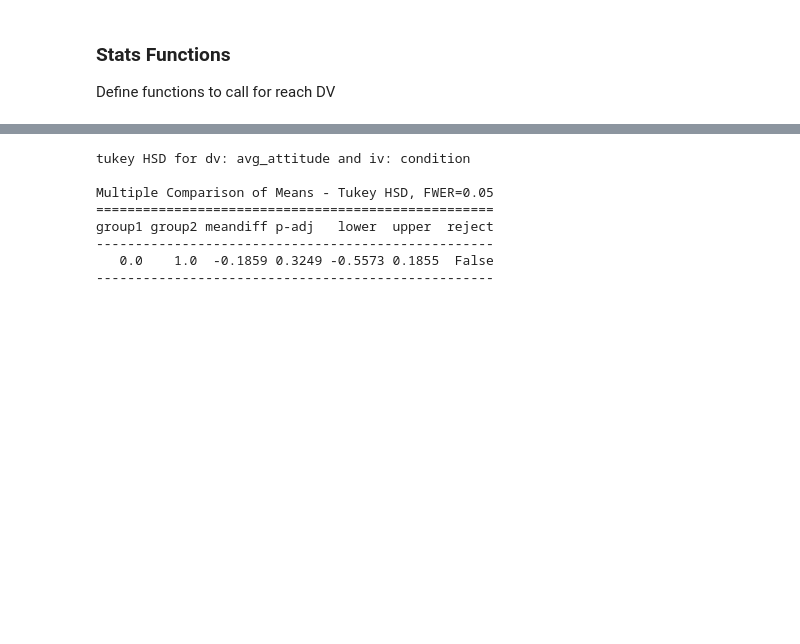
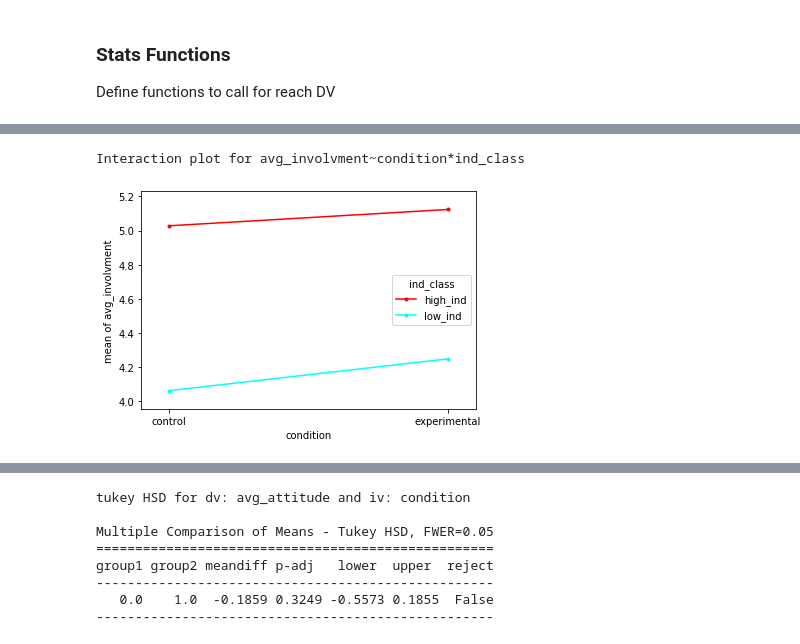
Before and after one commit to kat-tian/Machine-Learning-Practice, a Jupyter notebook: dissertation.ipynb, the cells around one changed output, grey strips where cells are left out. Saved outputs shown, nothing was run; the diff lists cells and outputs as text; code cells hidden in the pictures; blank space fills up the shorter version.

Commit message:
update stats/visuals

```diff
--- a/dissertation.ipynb
+++ b/dissertation.ipynb
@@ -13,6 +21,6 @@ Read in the data. Taking only useful columns starting at 17. This way, skip the
 # %%
 #Read data, only take useful columns
-ind_col = pd.read_csv('ENGLISH_IND-COL.csv')
+ind_col = pd.read_csv('EN_IND-COL.csv')
 ind_col = ind_col.iloc[:,18:]
 print('shape: ',ind_col.shape)
 # %% [output]
@@ -477,3 +472,19 @@ import statsmodels
+# %%
+#make factors
+#rename condition groups
+ind_col.loc[ind_col['condition'] == 0, 'condition'] = 'control'
+ind_col.loc[ind_col['condition'] == 1, 'condition'] = 'experimental'
+
+#rename age groups
+ind_col.loc[ind_col['age_class'] == 0, 'age_class'] = 'younger'
+ind_col.loc[ind_col['age_class'] == 1, 'age_class'] = 'older'
+
+#rename ind class groups
+ind_col.loc[ind_col['ind_class'] == 0, 'ind_class'] = 'low_ind'
+ind_col.loc[ind_col['ind_class'] == 1, 'ind_class'] = 'high_ind'
+
+# ind_col['condition'] = ind_col['condition'].astype(str)
+# ind_col['ind_class'] = ind_col['ind_class'].astype(str)
 # %% [markdown]
 ### Stats Functions
 Define functions to call for reach DV
@@ -487,6 +498,12 @@ def effect_size(aov):
   cols = ['sum_sq', 'mean_sq', 'df', 'F', 'PR(>F)', 'eta_sq', 'omega_sq']
   aov = aov[cols]
   return aov
+
+def plot_interaction(df,dependent, independent_a, independent_b):
+  print('Interaction plot for {}~{}*{}\n'.format(dependent,independent_a,independent_b))
+  interaction_plot(df[independent_a], df[independent_b], df[dependent])
+  plt.show()
+  return
 
 #fit model with interaction, model overall sig and summary
 def anova_interaction(df, dependent, independent_a, independent_b):
@@ -524,8 +541,18 @@ def anova_main_effects(df, dependent, independent_a, independent_b):
 
 #post-hoc tukey HSD
 def tukey_HSD(df, dependent,independent):
+  '''dep and ind must be str'''
   print('tukey HSD for dv: {} and iv: {}\n'.format(dependent,independent))
   mc = statsmodels.stats.multicomp.MultiComparison(df[dependent], df[independent])
   mc_results = mc.tukeyhsd()
   print(mc_results)
   return
+
+#difference in mean between two groups
+def mean_diff(df,dependent,independent):
+  '''dep and ind must be str'''
+  print('mean diff in {} grouped by {}\n'.format(dependent,independent))
+  groupby= df.groupby(independent)
+  for group, value in groupby[dependent]:
+    print(group, value.mean())
+  return
@@ -531,0 +589,5 @@ def tukey_HSD(df, dependent,independent):
+# %%
+plot_interaction(ind_col, 'avg_involvment', 'condition', 'ind_class')
+# %% [output]
+Interaction plot for avg_involvment~condition*ind_class
+[figure, added]
```
Also changed, not shown: parts of 35 cells of this notebook.
